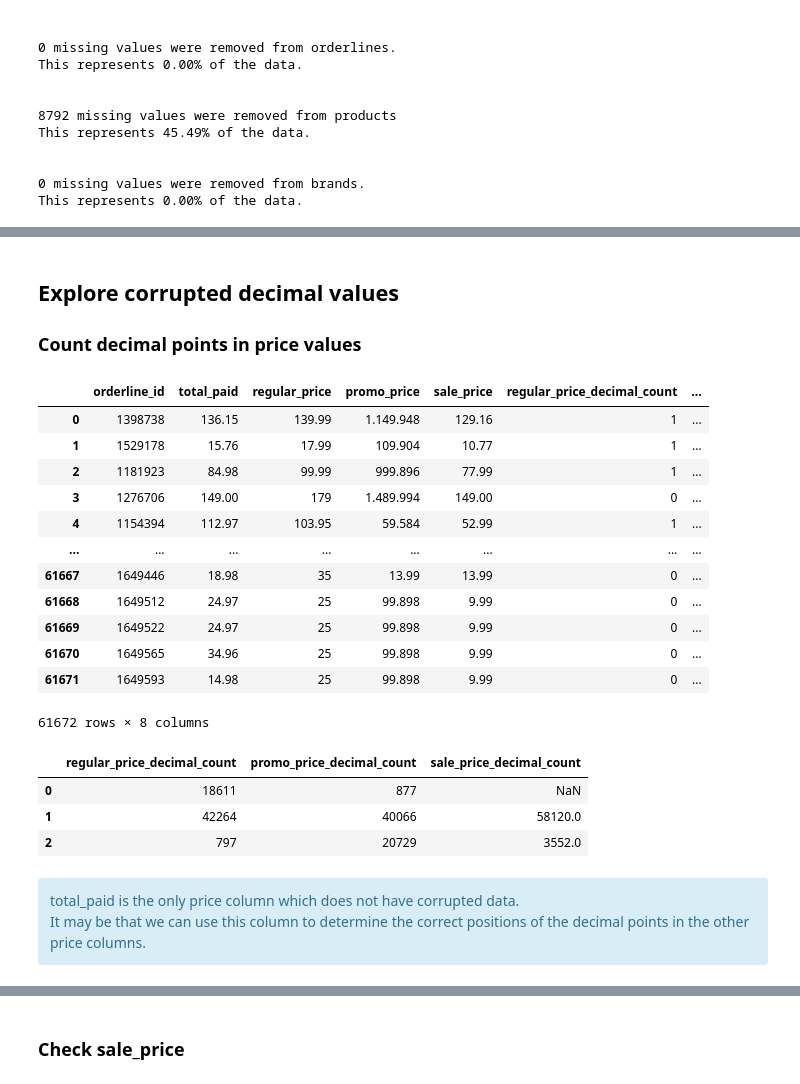
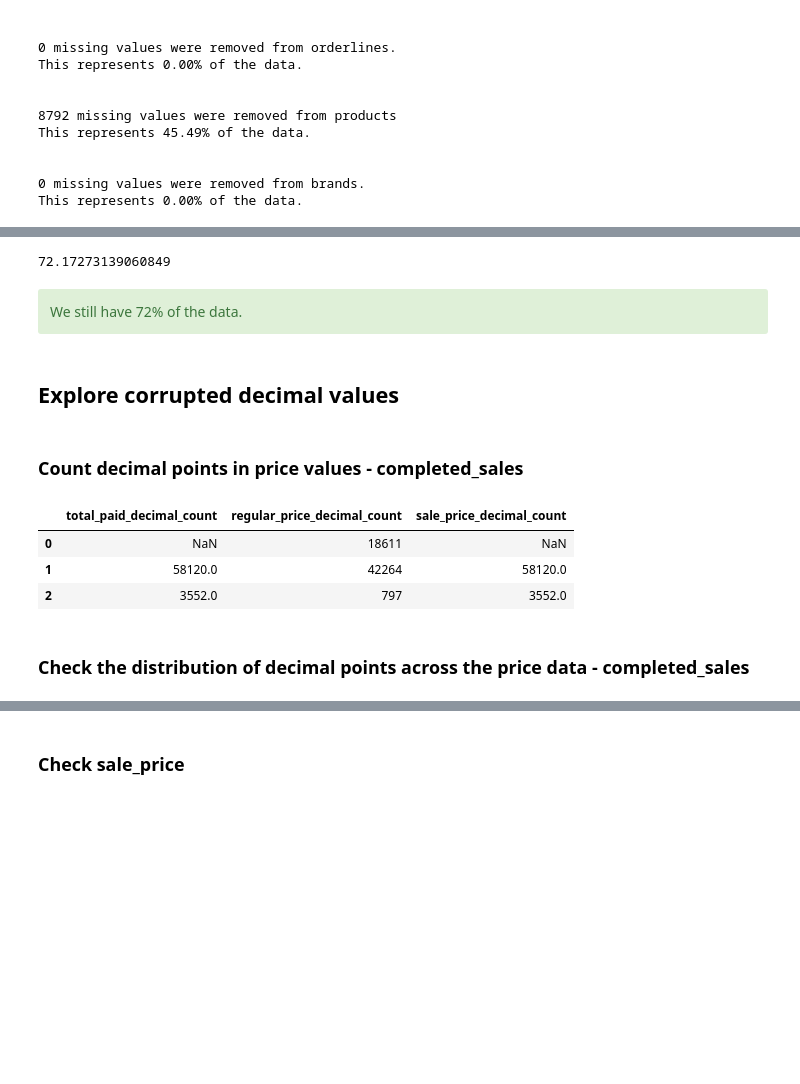
Before and after one commit to Donal-Flanagan/Eniac_discount_analysis, a Jupyter notebook: notebooks/2 - price_cleaning_munge/decimal_values.ipynb, the cells around one changed output, grey strips where cells are left out. Cells and saved outputs as stored; diff of their text form; code cells hidden in the pictures; blank space fills up the shorter version.

Commit message:
Working on cleaning corrupted price values

```diff
--- a/notebooks/2 - price_cleaning_munge/decimal_values.ipynb
+++ b/notebooks/2 - price_cleaning_munge/decimal_values.ipynb
@@ -9,4 +17,7 @@ sys.path.append(os.path.abspath(os.path.join(os.getcwd(), '..')))
 
 import data_utils
 import price_debugging_tests as pdt
+
+# Set maximum number of rows to display
+pd.set_option('display.max_rows', 1000)
 # %% [markdown]
@@ -37,0 +97,13 @@ This represents 0.00% of the data.
+# %%
+''' Exclude orders with product_quantity > 1 so we can directly compare the prices with total_paid. '''
+
+single_orderline_single_product = single_orderline_orders[single_orderline_orders.product_quantity==1].copy()
+single_orderline_single_product.shape[0]/total_orders*100
+# %% [output]
+72.17273139060849
+# %% [markdown]
+<div class="alert alert-box alert-success">
+    We still have 72% of the data.
+</div>
+# %% [markdown]
+## Explore corrupted decimal values
@@ -38,38 +132,17 @@ This represents 0.00% of the data.
 # %% [markdown]
-## Explore corrupted decimal values
-### Count decimal points in price values
+### Count decimal points in price values - completed_sales
 # %%
-prices = completed_sales[['orderline_id', 'total_paid', 'regular_price', 'promo_price', 'sale_price']].copy()
+price_data = completed_sales.copy()
 
-prices['regular_price_decimal_count'] = prices['regular_price'].str.count(r'\.')
-prices['promo_price_decimal_count'] = prices['promo_price'].str.count(r'\.')
-prices['sale_price_decimal_count'] = prices['sale_price'].str.count(r'\.')
+price_data['regular_price_decimal_count'] = price_data['regular_price'].str.count(r'\.')
+price_data['sale_price_decimal_count'] = price_data['sale_price'].str.count(r'\.')
+price_data['total_paid_decimal_count'] = price_data['sale_price'].str.count(r'\.')
 
-prices
+price_data[['total_paid_decimal_count', 'regular_price_decimal_count', 'sale_price_decimal_count']].apply(pd.Series.value_counts)
 # %% [output]
-|  | orderline_id | total_paid | regular_price | promo_price | sale_price | regular_price_decimal_count | ... |
-| 0 | 1398738 | 136.15 | 139.99 | 1.149.948 | 129.16 | 1 | ... |
-| 1 | 1529178 | 15.76 | 17.99 | 109.904 | 10.77 | 1 | ... |
-| 2 | 1181923 | 84.98 | 99.99 | 999.896 | 77.99 | 1 | ... |
-| 3 | 1276706 | 149.00 | 179 | 1.489.994 | 149.00 | 0 | ... |
-| 4 | 1154394 | 112.97 | 103.95 | 59.584 | 52.99 | 1 | ... |
-| ... | ... | ... | ... | ... | ... | ... | ... |
-| 61667 | 1649446 | 18.98 | 35 | 13.99 | 13.99 | 0 | ... |
-| 61668 | 1649512 | 24.97 | 25 | 99.898 | 9.99 | 0 | ... |
-| 61669 | 1649522 | 24.97 | 25 | 99.898 | 9.99 | 0 | ... |
-| 61670 | 1649565 | 34.96 | 25 | 99.898 | 9.99 | 0 | ... |
-| 61671 | 1649593 | 14.98 | 25 | 99.898 | 9.99 | 0 | ... |
+|  | total_paid_decimal_count | regular_price_decimal_count | sale_price_decimal_count |
+| 0 | NaN | 18611 | NaN |
+| 1 | 58120.0 | 42264 | 58120.0 |
+| 2 | 3552.0 | 797 | 3552.0 |
-61672 rows × 8 columns
-# %%
-prices[['regular_price_decimal_count', 'promo_price_decimal_count', 'sale_price_decimal_count']].apply(pd.Series.value_counts)
-# %% [output]
-|  | regular_price_decimal_count | promo_price_decimal_count | sale_price_decimal_count |
-| 0 | 18611 | 877 | NaN |
-| 1 | 42264 | 40066 | 58120.0 |
-| 2 | 797 | 20729 | 3552.0 |
-# %% [markdown]
-<div class="alert alert-block alert-info">
-    total_paid is the only price column which does not have corrupted data.
-    <br>
-    It may be that we can use this column to determine the correct positions of the decimal points in the other price columns.
-</div>
+# %% [markdown]
+### Check the distribution of decimal points across the price data - completed_sales
```
Also changed, not shown: parts of 73 cells of this notebook, 1 other file.
